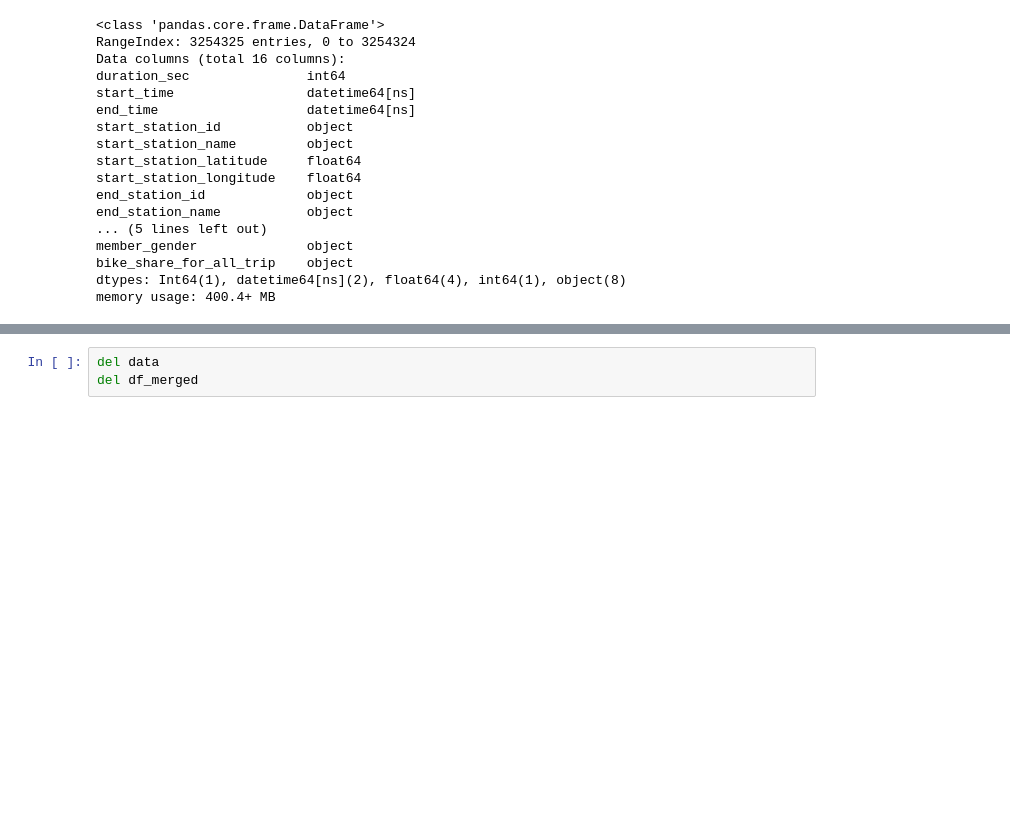
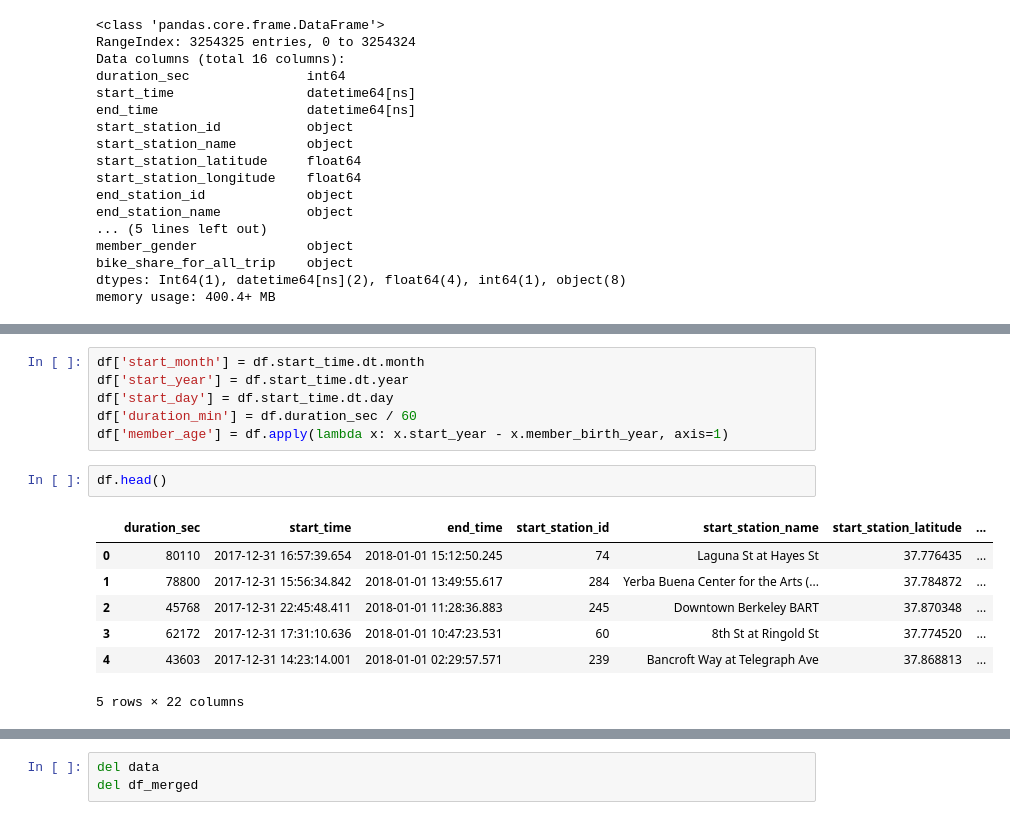
Before and after one commit to sdmccaul/udacity-da-viz, a Jupyter notebook: exploratory.ipynb, the cells around one changed output, grey strips where cells are left out. Saved outputs shown, nothing was run; the diff lists cells and outputs as text; blank space fills up the shorter version.

```diff
--- a/exploratory.ipynb
+++ b/exploratory.ipynb
@@ -117,0 +170,16 @@ df.head(20)
+# %%
+df['start_month'] = df.start_time.dt.month
+df['start_year'] = df.start_time.dt.year
+df['start_day'] = df.start_time.dt.day
+df['duration_min'] = df.duration_sec / 60
+df['member_age'] = df.apply(lambda x: x.start_year - x.member_birth_year, axis=1)
+# %%
+df.head()
+# %% [output]
+|  | duration_sec | start_time | end_time | start_station_id | start_station_name | start_station_latitude | ... |
+| 0 | 80110 | 2017-12-31 16:57:39.654 | 2018-01-01 15:12:50.245 | 74 | Laguna St at Hayes St | 37.776435 | ... |
+| 1 | 78800 | 2017-12-31 15:56:34.842 | 2018-01-01 13:49:55.617 | 284 | Yerba Buena Center for the Arts (... | 37.784872 | ... |
+| 2 | 45768 | 2017-12-31 22:45:48.411 | 2018-01-01 11:28:36.883 | 245 | Downtown Berkeley BART | 37.870348 | ... |
+| 3 | 62172 | 2017-12-31 17:31:10.636 | 2018-01-01 10:47:23.531 | 60 | 8th St at Ringold St | 37.774520 | ... |
+| 4 | 43603 | 2017-12-31 14:23:14.001 | 2018-01-01 02:29:57.571 | 239 | Bancroft Way at Telegraph Ave | 37.868813 | ... |
+5 rows × 22 columns
```
Also changed, not shown: parts of 6 cells of this notebook.
